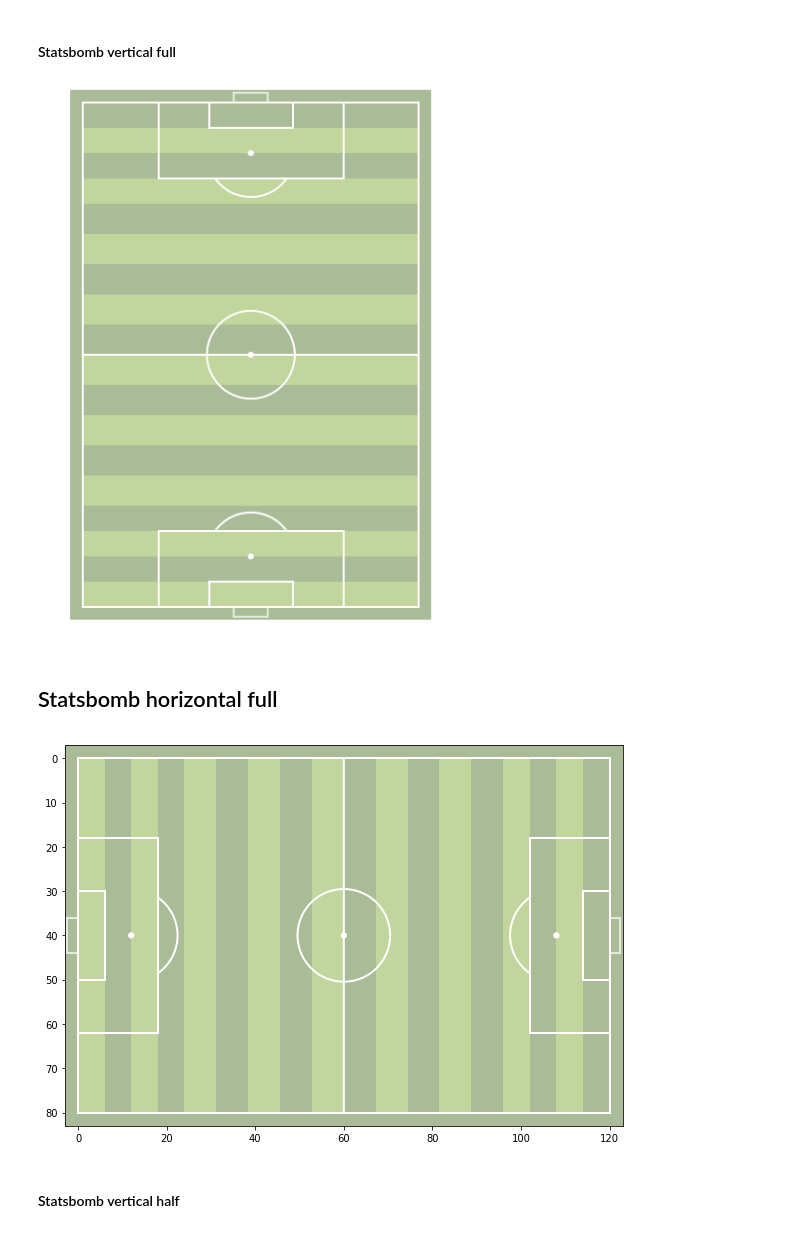
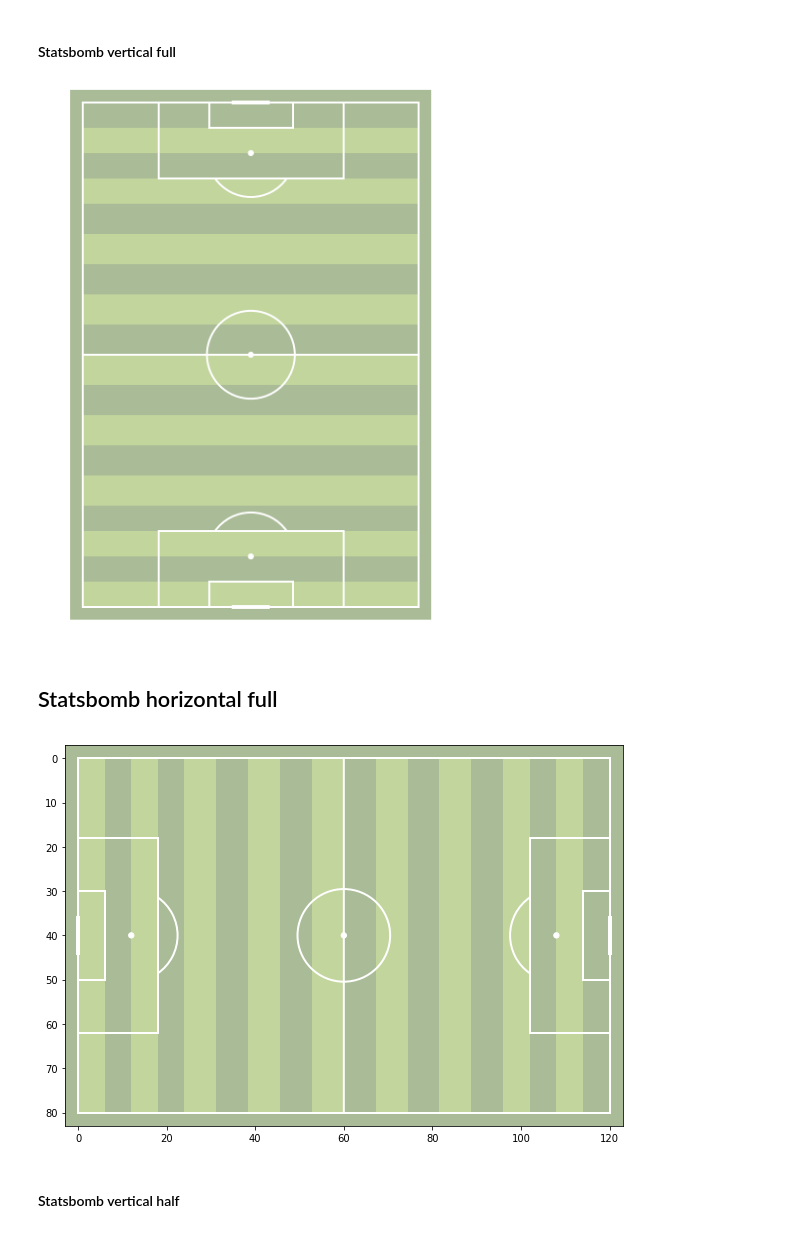
Before and after one commit to andrewRowlinson/mplsoccer, a Jupyter notebook: fbplot/Pitch.ipynb, the cells around one changed output. Cells and saved outputs as stored; diff of their text form; code cells hidden in the pictures.

```diff
--- a/fbplot/Pitch.ipynb
+++ b/fbplot/Pitch.ipynb
@@ -559,17 +561,18 @@ ax = pitch.draw()
 # %% [markdown]
 #### Statsbomb vertical full
 # %%
-pitch = FootballPitch(pitch_type='statsbomb',orientation='vertical',view='full',figsize=(10,10),stripe=True)
+pitch = FootballPitch(pitch_type='statsbomb',orientation='vertical',view='full',figsize=(10,10),stripe=True,goal_type='bar')
 ax = pitch.draw()
 # %% [output]
-[figure, old version]
+[figure, new version]
 # %% [markdown]
 ## Statsbomb horizontal full
 # %%
-pitch = FootballPitch(pitch_type='statsbomb',orientation='horizontal',view='full',layout=(1,1),figsize=(10,10),stripe=True,axis='on')
+pitch = FootballPitch(pitch_type='statsbomb',orientation='horizontal',view='full',layout=(1,1),figsize=(10,10),stripe=True,axis='on',
+                     goal_type='bar')
 ax = pitch.draw()
 # %% [output]
-[figure, old version]
+[figure, new version]
 # %% [markdown]
 #### Statsbomb vertical half
 # %%
```
Also changed, not shown: parts of 20 cells of this notebook.
